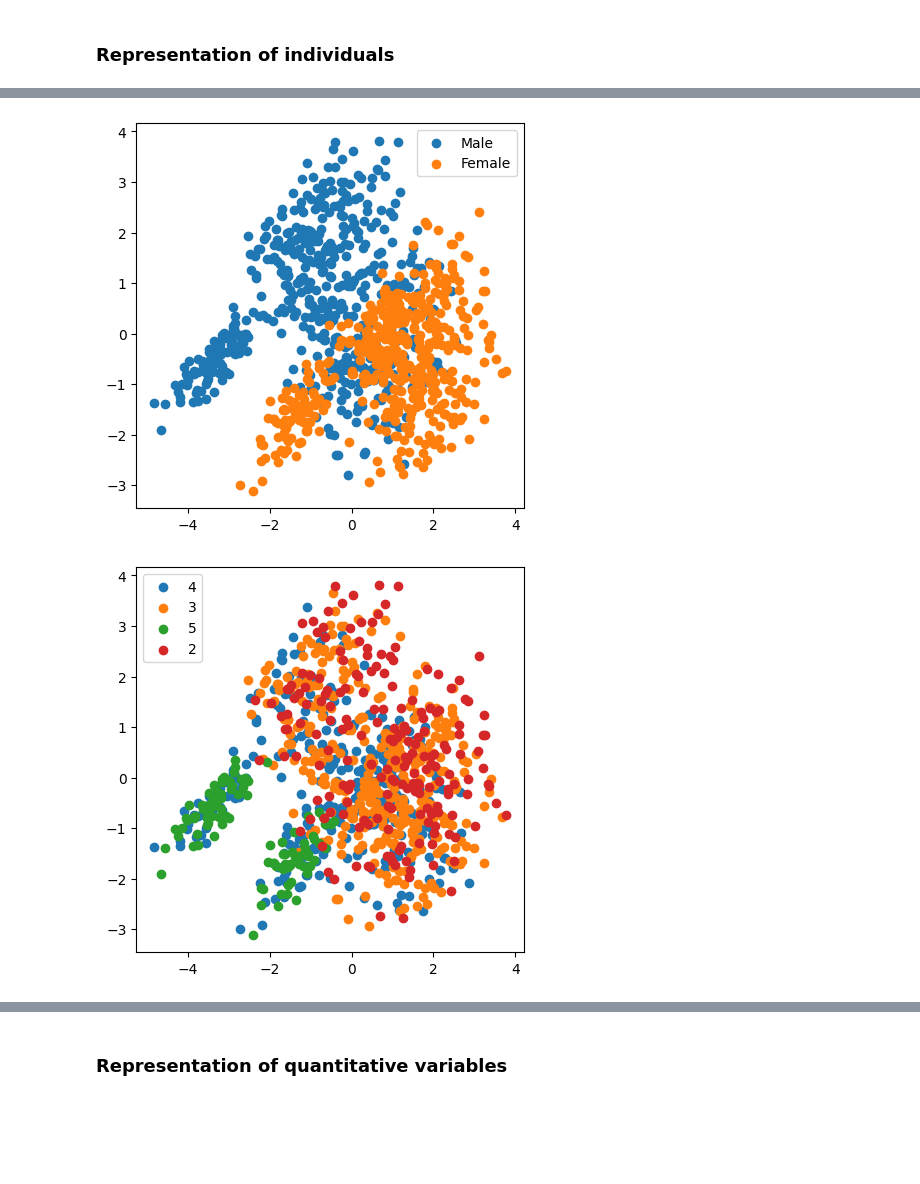
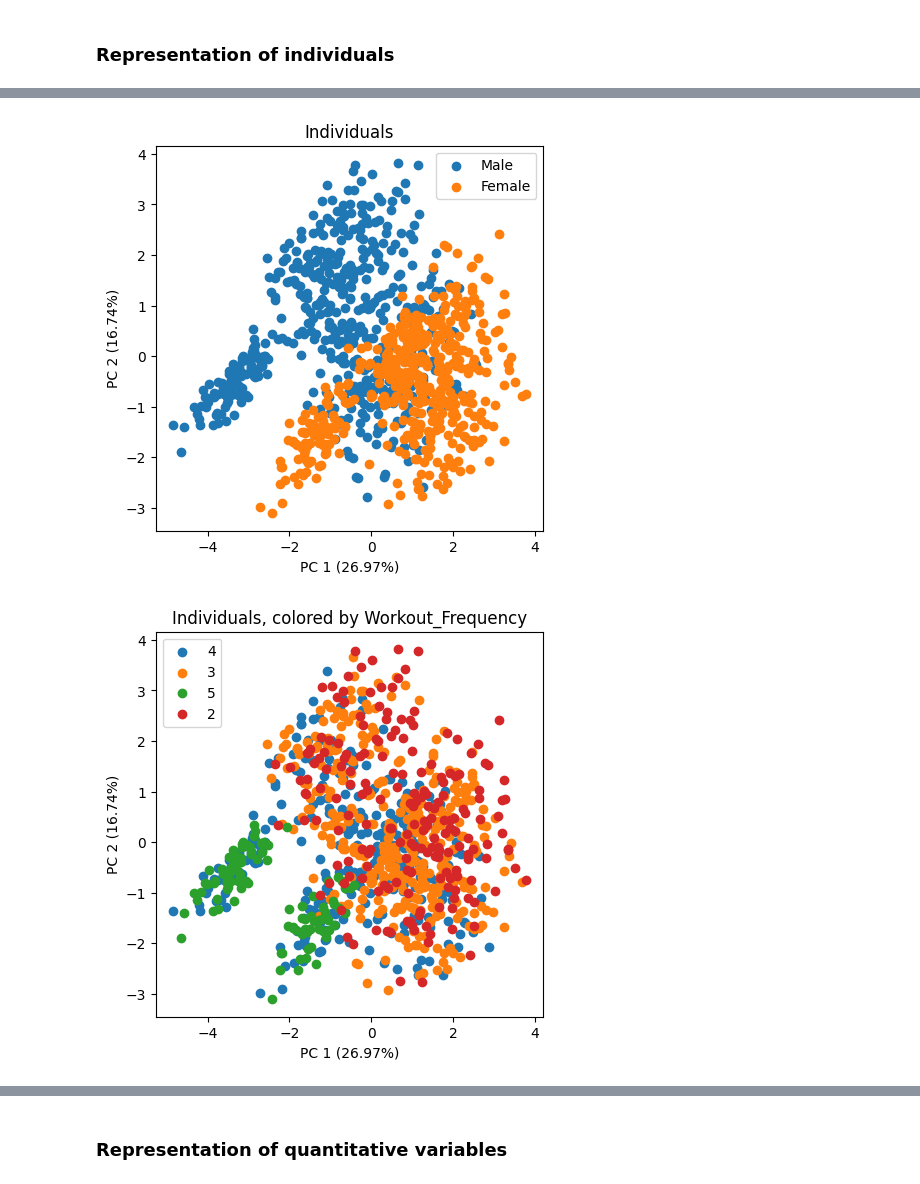
Before and after one commit to bao-do/4thY_MachineLearningProject, a Jupyter notebook: gym_python.ipynb, the cells around one changed output, grey strips where cells are left out. Drawn from its saved outputs; the diff is of its cells as text; code cells hidden in the pictures; blank space fills up the shorter version.

Commit message:
new plot

```diff
--- a/gym_python.ipynb
+++ b/gym_python.ipynb
@@ -496,21 +524,27 @@ Categories (2, object): ['Female', 'Male']
 # %%
-male_idx = gym['Gender'] =='Male'
+
 plt.figure(figsize=(5,5))
+plt.title("Individuals")
 plt.scatter(X_pca[male_idx,0],X_pca[male_idx,1],label='Male')
 plt.scatter(X_pca[~male_idx,0],X_pca[~male_idx,1],label='Female')
+plt.xlabel(f"PC 1 ({100*experi[0]:.2f}%)")
+plt.ylabel(f"PC 2 ({100*experi[1]:.2f}%)")
 plt.legend()
 plt.show()
 # %% [output]
-[figure, old version]
+[figure, new version]
 # %%
 plt.figure(figsize=(5,5))
 for freq in gym['Workout_Frequency'].unique():
     idx = gym['Workout_Frequency']==freq
     plt.scatter(X_pca[idx,0],X_pca[idx,1],label=freq)
+plt.title("Individuals, colored by Workout_Frequency")
+plt.xlabel(f"PC 1 ({100*experi[0]:.2f}%)")
+plt.ylabel(f"PC 2 ({100*experi[1]:.2f}%)")
 plt.legend()
 plt.show()
 # %% [output]
-[figure, old version]
+[figure, new version]
 # %%
 plt.figure(figsize=(5,5))
 for type in gym['Workout_Type'].unique():
```
Also changed, not shown: parts of 7 cells of this notebook.
